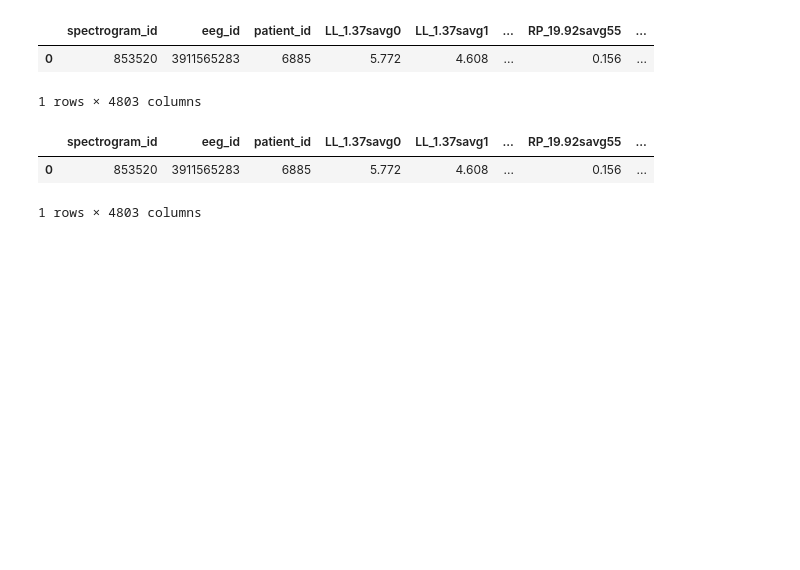
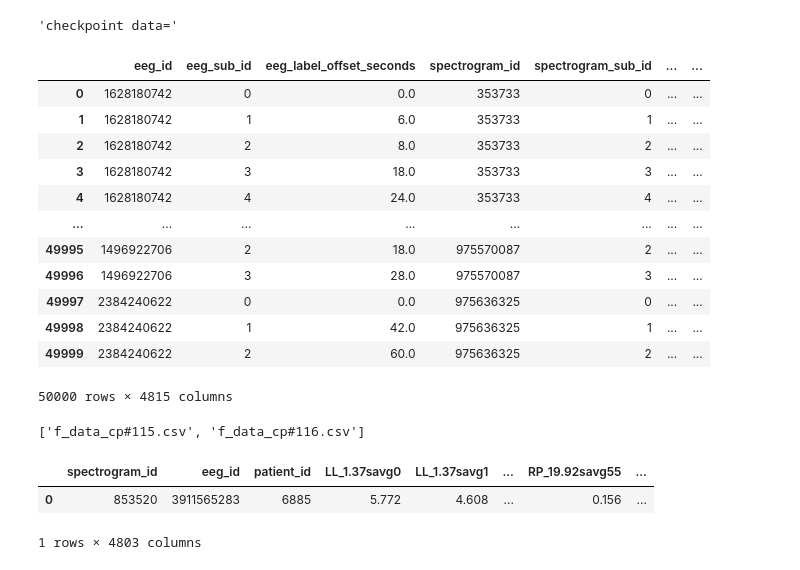
Before and after one commit to blur0b0t/kaggle_hms, a Jupyter notebook: format_data.ipynb, the cells around one changed output. Drawn from its saved outputs; the diff is of its cells as text; code cells hidden in the pictures; blank space fills up the shorter version.

```diff
--- a/format_data.ipynb
+++ b/format_data.ipynb
@@ -61,7 +61,7 @@ plen=1
 train_data=pd.read_csv(f"{kaggle_input}/train.csv")
 test_data=pd.read_csv(f"{kaggle_input}/test.csv")
 f_names=['f_train.csv','f_test.csv']
-fi=1
+fi=0
 
 f_data=train_data.copy() if fi==0 else test_data.copy()
 if fi==0:
@@ -92,36 +92,48 @@ for i in range(start_cp,len(f_data)):
         start_cpi=i
 
     spect_id=f_data.loc[i,'spectrogram_id']
     # print(spect_id)
     if fi==0 and f_data.loc[i,'spectrogram_sub_id']!=0:
         rdf_avgs=tdf_avgs.loc[i-1:i-1,savg_cols].copy()
     else:
         spect_data=pd.read_parquet(f"{kaggle_input}/{'train' if fi==0 else 'test'}_spectrograms/{spect_id}.parquet")
         spect_cols=spect_data.columns
         spect_cols=[spect_cols[i] for i in range(len(spect_cols)) if i%5==0 and i!=0]
         # print(spect_cols)
         # print(len(spect_cols))
         rdf_avgs=pd.DataFrame()
         for spect_col in spect_cols:
             avgi=5
             avgs=[sum(spect_data.loc[i:i+avgi,spect_col])/avgi for i in range(0,min(len(spect_data),300),avgi)]
             # print(avgs)
             # print(len(avgs))
             df_avgs=pd.DataFrame([avgs],columns=[f'{spect_col}savg{t}' for t in range(len(avgs)) ])
             rdf_avgs=pd.concat([rdf_avgs,df_avgs],axis=1)
     # display("rdf=",rdf_avgs)
     tdf_avgs=pd.concat([tdf_avgs,rdf_avgs],axis=0,ignore_index=True)
     savg_cols=tdf_avgs.columns.tolist()
     # display("tdf=",tdf_avgs)
 f_data=pd.concat([f_data,tdf_avgs],axis=1)
 
 
 # print(len(f_data.columns))
 f_data[:3]
 # %% [output]
+'checkpoint data='
-|  | spectrogram_id | eeg_id | patient_id | LL_1.37savg0 | LL_1.37savg1 | ... | RP_19.92savg55 | ... |
-| 0 | 853520 | 3911565283 | 6885 | 5.772 | 4.608 | ... | 0.156 | ... |
+|  | eeg_id | eeg_sub_id | eeg_label_offset_seconds | spectrogram_id | spectrogram_sub_id | ... | ... |
+| 0 | 1628180742 | 0 | 0.0 | 353733 | 0 | ... | ... |
+| 1 | 1628180742 | 1 | 6.0 | 353733 | 1 | ... | ... |
+| 2 | 1628180742 | 2 | 8.0 | 353733 | 2 | ... | ... |
+| 3 | 1628180742 | 3 | 18.0 | 353733 | 3 | ... | ... |
+| 4 | 1628180742 | 4 | 24.0 | 353733 | 4 | ... | ... |
+| ... | ... | ... | ... | ... | ... | ... | ... |
+| 49995 | 1496922706 | 2 | 18.0 | 975570087 | 2 | ... | ... |
+| 49996 | 1496922706 | 3 | 28.0 | 975570087 | 3 | ... | ... |
+| 49997 | 2384240622 | 0 | 0.0 | 975636325 | 0 | ... | ... |
+| 49998 | 2384240622 | 1 | 42.0 | 975636325 | 1 | ... | ... |
+| 49999 | 2384240622 | 2 | 60.0 | 975636325 | 2 | ... | ... |
-1 rows × 4803 columns
+50000 rows × 4815 columns
+['f_data_cp#115.csv', 'f_data_cp#116.csv']
 # %%
 f_data
 # %% [output]
```
Also changed, not shown: 7 other files.
